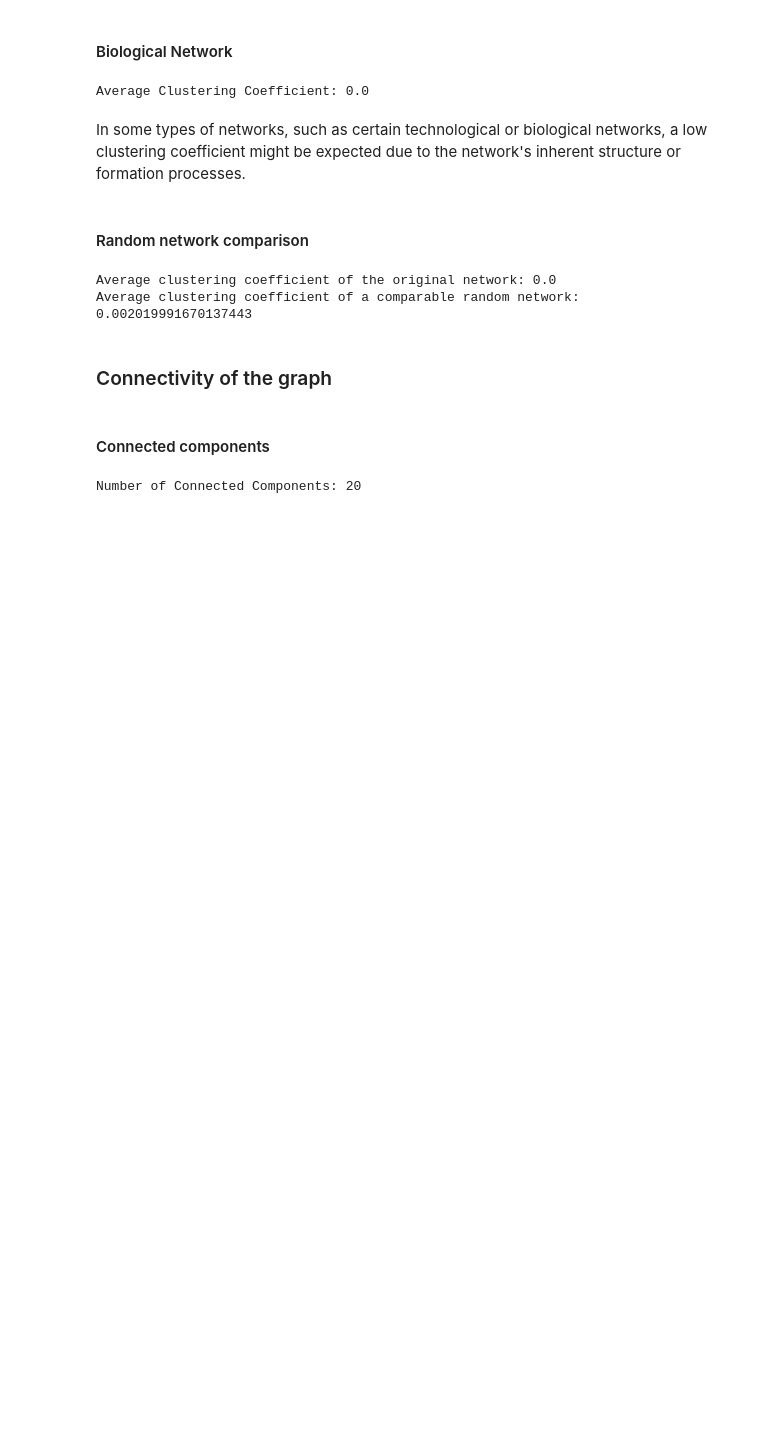
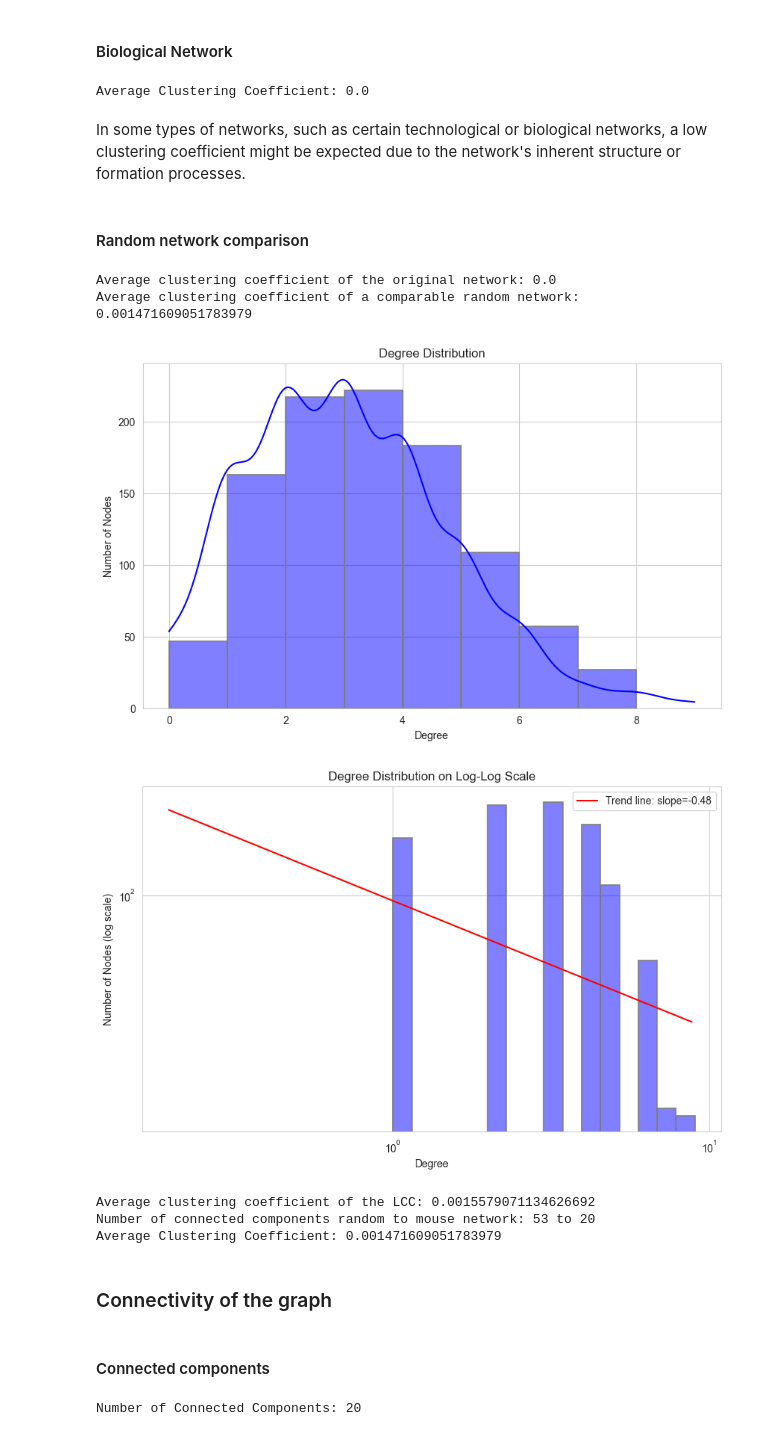
Before and after one commit to Siponek/Network-Analysis-Al-Capone, a Jupyter notebook: src/assigment-1.ipynb, the cells around one changed output. Cells and saved outputs as stored; diff of their text form; code cells hidden in the pictures; blank space fills up the shorter version.

Commit message:
feat: added comparison to random network

```diff
--- a/src/assigment-1.ipynb
+++ b/src/assigment-1.ipynb
@@ -98,17 +98,17 @@ def calculate_log_bins(degrees):
     log_hist = np.log(hist)[non_zero]
     return log_bin_centers, log_hist, edges
 
-def plot_degree_distribution(degrees, bins : str|range= 'auto'):
+def plot_degree_distribution(degrees, bins : str|range= 'auto', name: str = "degree_distribution.png"):
     """Plot the degree distribution on a normal scale."""
     plt.figure(figsize=(10, 6))
     sns.histplot(degrees, bins=bins, alpha=0.5,color='blue', edgecolor='gray', linewidth=1.2, kde=True)
     plt.title("Degree Distribution")
     plt.xlabel("Degree")
     plt.ylabel("Number of Nodes")
-    plt.savefig(out_path.joinpath("img/degree_distribution.png"))
+    plt.savefig(out_path.joinpath("img/" + name))
     plt.show()
 
-def plot_log_log_scale(degrees, log_bin_centers, log_hist, bins= 'auto'):
+def plot_log_log_scale(degrees, log_bin_centers, log_hist, bins= 'auto', name: str = "degree_distribution_log_log.png"):
     """Plot the degree distribution and trend line on a log scale."""
     # Perform linear regression on log-transformed data
     slope, intercept, _, _, _ = linregress(log_bin_centers, log_hist)
@@ -122,7 +122,7 @@ def plot_log_log_scale(degrees, log_bin_centers, log_hist, bins= 'auto'):
     plt.xlabel("Degree")
     plt.ylabel("Number of Nodes (log scale)")
     plt.legend()
-    plt.savefig(out_path.joinpath("img/degree_distribution_log_log.png"))
+    plt.savefig(out_path.joinpath("img/" + name))
     plt.show()
 # %% [markdown]
 ### Degree Distribution
@@ -357,13 +368,39 @@ Average Clustering Coefficient: 0.0
  In some types of networks, such as certain technological or biological networks, a low clustering coefficient might be expected due to the network's inherent structure or formation processes.
 # %% [markdown]
 #### Random network comparison
-# %%
-random_graph = nx.gnm_random_graph(G.number_of_nodes(), G.number_of_edges())
-print("Average clustering coefficient of the original network:", nx.average_clustering(G))
-print("Average clustering coefficient of a comparable random network:", nx.average_clustering(random_graph))
-# %% [output]
-Average clustering coefficient of the original network: 0.0
-Average clustering coefficient of a comparable random network: 0.002019991670137443
+# %%
+random_graph = nx.gnm_random_graph(G.number_of_nodes(), G.number_of_edges())
+print("Average clustering coefficient of the original network:", nx.average_clustering(G))
+print("Average clustering coefficient of a comparable random network:", nx.average_clustering(random_graph))
+
+# Calculate degree distribution of random graph
+random_degrees = [degree for _, degree in random_graph.degree()]
+bins = range(0, max(random_degrees), 1)
+log_bin_centers, log_hist, _ = calculate_log_bins(random_degrees)
+plot_degree_distribution(random_degrees, bins, name="random_degree_distribution.png")
+plot_log_log_scale(random_degrees, log_bin_centers, log_hist, name = "random_degree_distribution_log_log.png")
+# Calculate avg path length of random graph
+if nx.is_connected(random_graph):
+    avg_path_length = nx.average_shortest_path_length(random_graph)
+    print(f"Average path length of random graph: {avg_path_length}")
+else:
+    largest_cc = max(nx.connected_components(random_graph), key=len)
+    subgraph = random_graph.subgraph(largest_cc)
+    print(f"Average clustering coefficient of the LCC: {nx.average_clustering(subgraph)}")
+# Calculate connectivity and robustness of random graph
+connected_components_count = len(list(nx.connected_components(G)))
+random_connected_components_count = len(list(nx.connected_components(random_graph)))
+print(f"Number of connected components random to mouse network: {random_connected_components_count} to {connected_components_count}")
+avg_clustering_coefficient = nx.average_clustering(random_graph)
+print(f"Average Clustering Coefficient: {avg_clustering_coefficient}")
+# %% [output]
+Average clustering coefficient of the original network: 0.0
+Average clustering coefficient of a comparable random network: 0.001471609051783979
+[figure, added]
+[figure, added]
+Average clustering coefficient of the LCC: 0.0015579071134626692
+Number of connected components random to mouse network: 53 to 20
+Average Clustering Coefficient: 0.001471609051783979
 # %% [markdown]
 ### Connectivity of the graph
 # %% [markdown]
```
Also changed, not shown: parts of 1 cell of this notebook.
